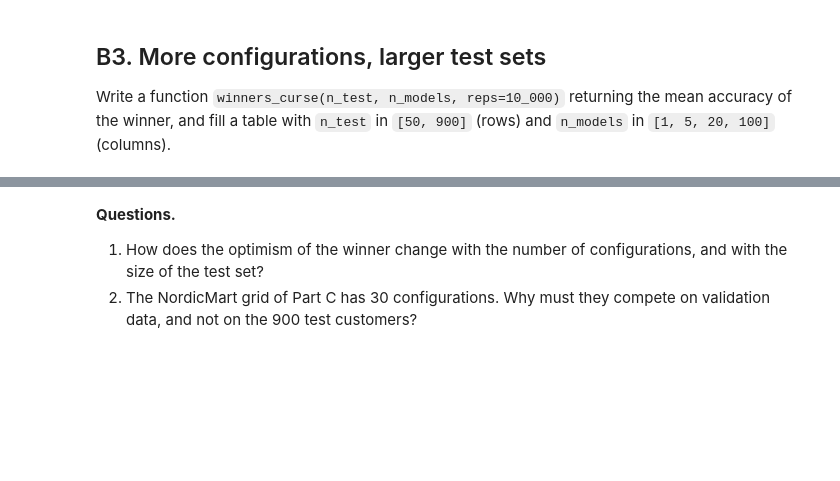
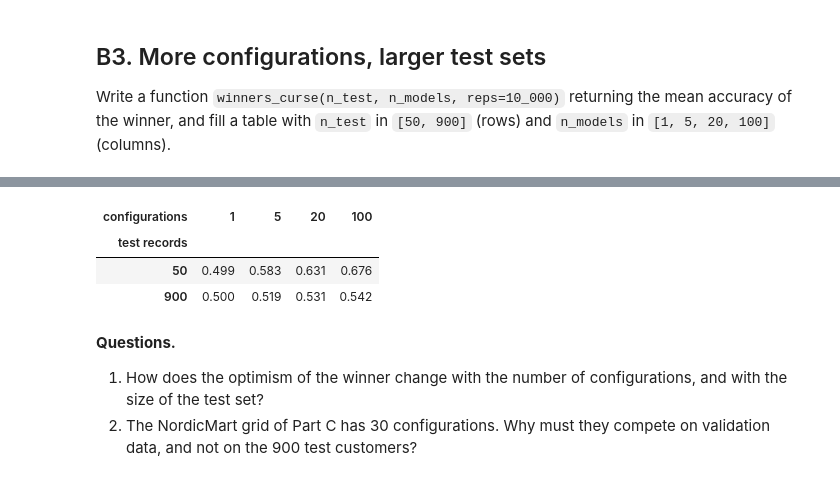
Before and after one commit to mengxian0913/MLDM_Unibo_public, a Jupyter notebook: ML_Lab/notebooks/lab03-ms/lab03-ms.ipynb, the cells around one changed output, grey strips where cells are left out. Saved outputs shown, nothing was run; the diff lists cells and outputs as text; code cells hidden in the pictures; blank space fills up the shorter version.

```diff
--- a/ML_Lab/notebooks/lab03-ms/lab03-ms.ipynb
+++ b/ML_Lab/notebooks/lab03-ms/lab03-ms.ipynb
@@ -186,3 +211,15 @@ with `n_test` in `[50, 900]` (rows) and `n_models` in `[1, 5, 20, 100]` (columns
+# %%
+def winners_curse(n_test, n_models, reps=10000):
+    return (rng.binomial(n=n_test, p=0.5, size=(reps, n_models)) / n_test).max(axis=1).mean()
+
+
+pd.DataFrame({m: [winners_curse(n, m) for n in [50, 900]] for m in [1, 5, 20, 100]},
+             index=pd.Index([50, 900], name="test records")).rename_axis(columns="configurations").round(3)
+# %% [output]
+| configurations | 1 | 5 | 20 | 100 |
+| test records |  |  |  |  |
+| 50 | 0.499 | 0.583 | 0.631 | 0.676 |
+| 900 | 0.500 | 0.519 | 0.531 | 0.542 |
 # %% [markdown]
 **Questions.**
 
```
Also changed, not shown: parts of 13 cells of this notebook.
